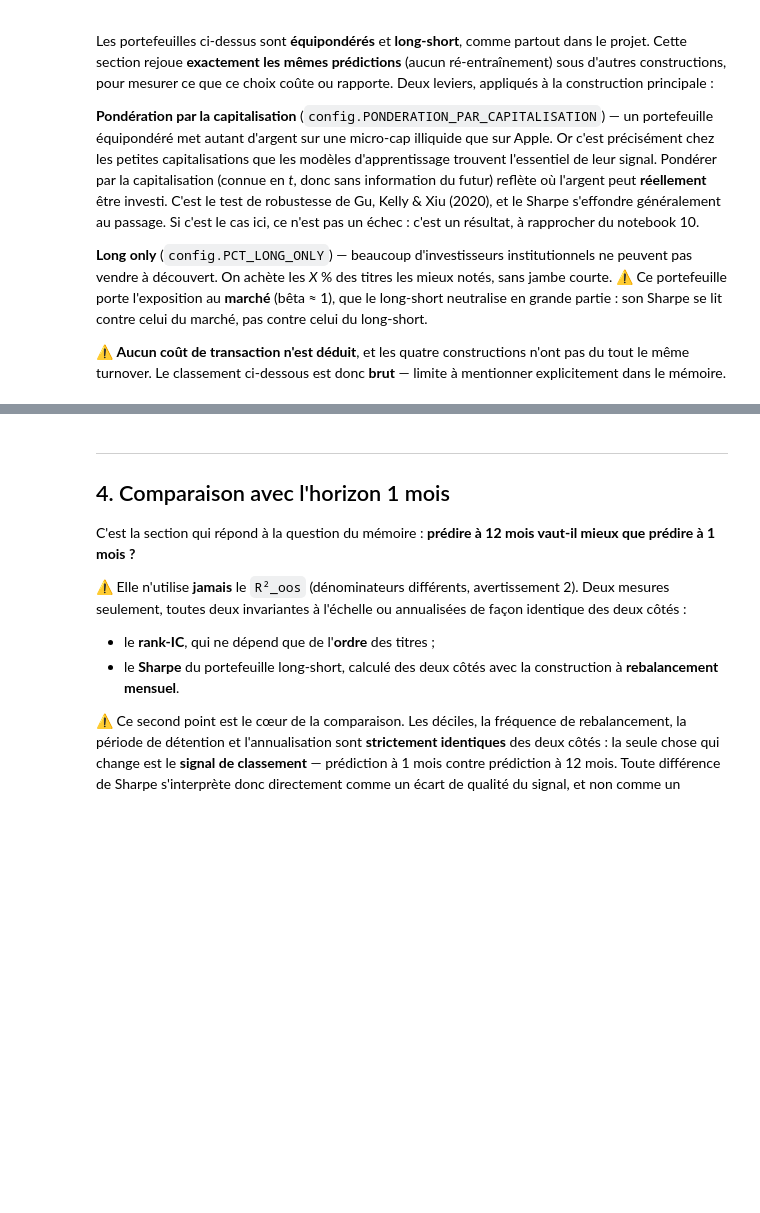
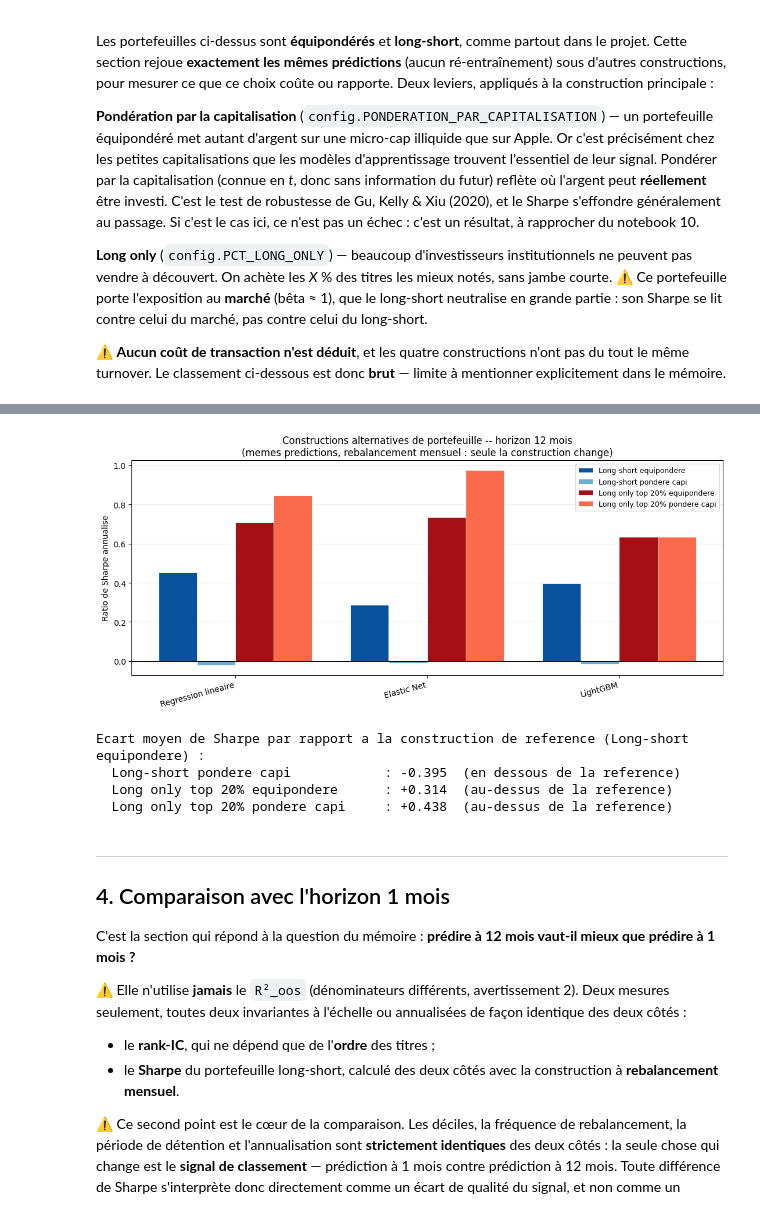
Before and after one commit to AlessioNo/Memoire, a Jupyter notebook: notebooks/11_horizon_12_mois.ipynb, the cells around one changed output, grey strips where cells are left out. Cells and saved outputs as stored; diff of their text form; code cells hidden in the pictures; blank space fills up the shorter version.

```diff
--- a/notebooks/11_horizon_12_mois.ipynb
+++ b/notebooks/11_horizon_12_mois.ipynb
@@ -513,3 +565,72 @@ for construction in tableau_sharpe.columns:
+# %%
+# Le graphique qui resume la section : un groupe de barres par modele, une barre par
+# construction. C'est la figure a mettre dans le memoire pour ce point.
+tableau_sharpe = performance_constructions['sharpe_ratio'].unstack('construction')
+
+TAILLE_FIGURE = (11, 5)
+
+# L'etiquette du long only depend de config.PCT_LONG_ONLY : on la reconstruit plutot que
+# de la coder en dur, sinon changer PCT_LONG_ONLY casse silencieusement l'ordre ci-dessous.
+ETIQUETTE_LONG = f"Long only top {int(round(config.PCT_LONG_ONLY * 100))}%"
+
+# Ordre voulu : les deux long-short d'abord, puis les deux long only.
+ORDRE_CONSTRUCTIONS = [
+    'Long-short equipondere',
+    'Long-short pondere capi',
+    f"{ETIQUETTE_LONG} equipondere",
+    f"{ETIQUETTE_LONG} pondere capi",
+]
+
+# Long-short = bleus (fonce -> clair), long only = rouges (fonce -> clair).
+COULEURS_CONSTRUCTIONS = {
+    'Long-short equipondere':            '#08519c',
+    'Long-short pondere capi':           '#6baed6',
+    f"{ETIQUETTE_LONG} equipondere":     '#a50f15',
+    f"{ETIQUETTE_LONG} pondere capi":    '#fb6a4a',
+}
+
+# Si PONDERATION_PAR_CAPITALISATION = False, seules 2 constructions existent : on ne garde
+# que celles reellement presentes, sans planter.
+constructions = [c for c in ORDRE_CONSTRUCTIONS if c in tableau_sharpe.columns]
+
+fig, ax = plt.subplots(figsize=TAILLE_FIGURE)
+largeur = 0.8 / len(constructions)
+positions = np.arange(len(tableau_sharpe))
+
+for i, construction in enumerate(constructions):
+    ax.bar(positions + i * largeur, tableau_sharpe[construction].values,
+           width=largeur, label=construction,
+           color=COULEURS_CONSTRUCTIONS[construction],
+           edgecolor='white', linewidth=0.6)
+
+ax.axhline(0, color='black', linewidth=0.8)
+ax.set_xticks(positions + largeur * (len(constructions) - 1) / 2)
+ax.set_xticklabels(tableau_sharpe.index, rotation=15, ha='right')
+ax.set_ylabel("Ratio de Sharpe annualise")
+ax.set_title(f"Constructions alternatives de portefeuille -- horizon {HORIZON} mois\n"
+             "(memes predictions, rebalancement mensuel : seule la construction change)",
+             fontsize=12)
+ax.legend(fontsize=9)
+ax.grid(alpha=0.25, axis='y')
+ax.set_axisbelow(True)
+plt.tight_layout()
+plt.savefig(config.OUTPUTS_DIR / f"horizon_h{HORIZON}_constructions.png", dpi=150)
+plt.show()
+
+REFERENCE = 'Long-short equipondere'
+print(f"Ecart moyen de Sharpe par rapport a la construction de reference ({REFERENCE}) :")
+for construction in constructions:
+    if construction == REFERENCE:
+        continue
+    ecart = float((tableau_sharpe[construction] - tableau_sharpe[REFERENCE]).mean())
+    signe = "au-dessus" if ecart > 0 else "en dessous"
+    print(f"  {construction:34s} : {ecart:+.3f}  ({signe} de la reference)")
+# %% [output]
+[figure, added]
+Ecart moyen de Sharpe par rapport a la construction de reference (Long-short equipondere) :
+  Long-short pondere capi            : -0.395  (en dessous de la reference)
+  Long only top 20% equipondere      : +0.314  (au-dessus de la reference)
+  Long only top 20% pondere capi     : +0.438  (au-dessus de la reference)
 # %% [markdown]
 ---
 ## 4. Comparaison avec l'horizon 1 mois
```
Also changed, not shown: parts of 17 cells of this notebook, 2 other files.
